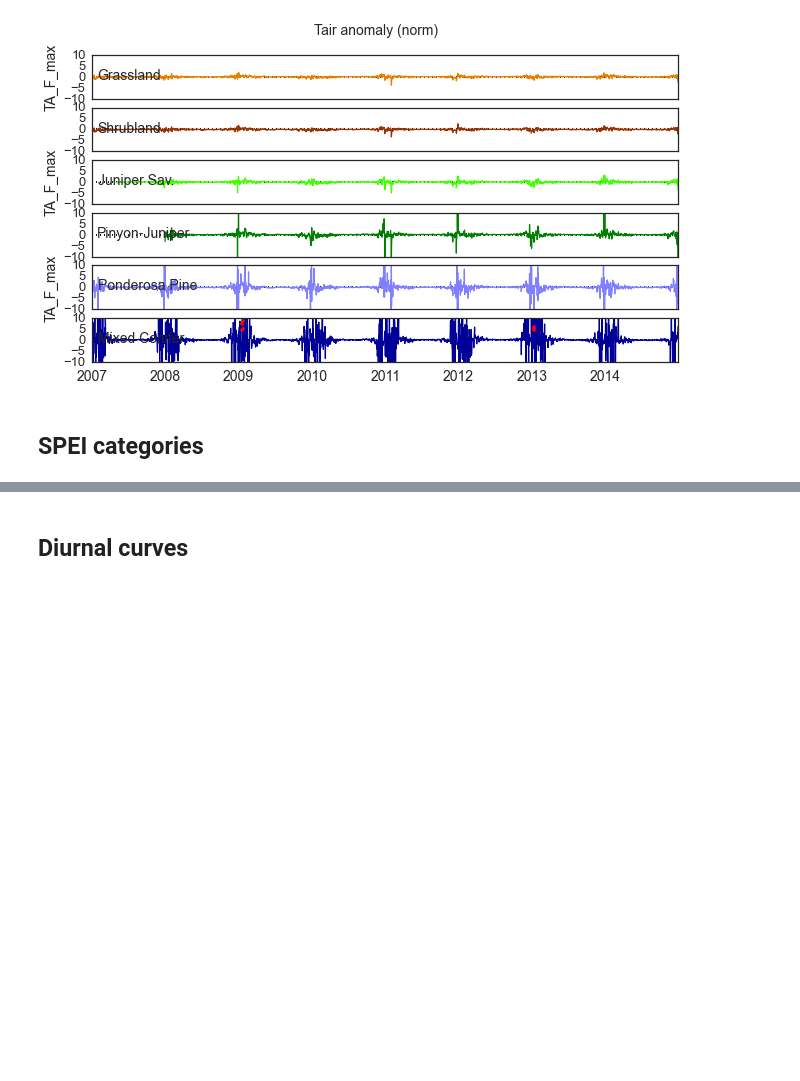
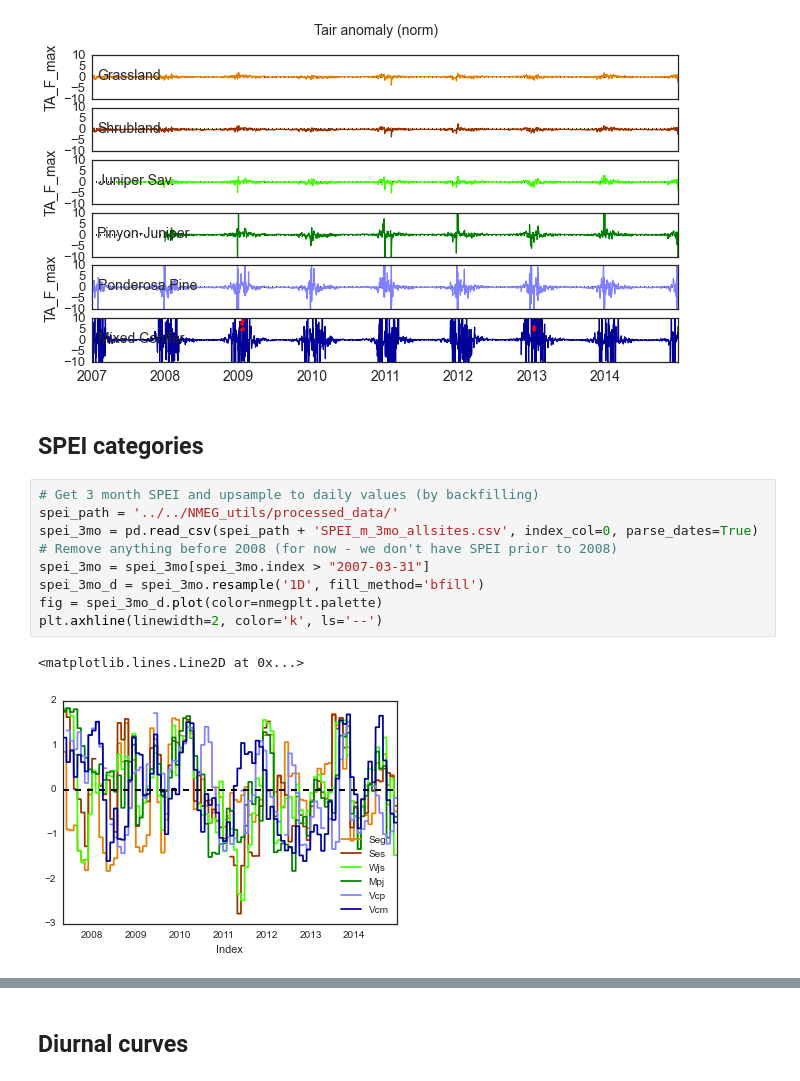
Before and after one commit to gremau/NMEG_miscellany, a Jupyter notebook: jupyter/anomaly_and_C_uptake_detection.ipynb, the cells around one changed output, grey strips where cells are left out. Saved outputs shown, nothing was run; the diff lists cells and outputs as text; blank space fills up the shorter version.

Commit message:
Adding 3 month SPEI calculation

```diff
--- a/jupyter/anomaly_and_C_uptake_detection.ipynb
+++ b/jupyter/anomaly_and_C_uptake_detection.ipynb
@@ -333,4 +333,16 @@ for i, anom in enumerate([vpd_anom, vpd_anom_n, TA_anom, TA_anom_n]):
 [figure]
 # %% [markdown]
 ## SPEI categories
+# %%
+# Get 3 month SPEI and upsample to daily values (by backfilling)
+spei_path = '../../NMEG_utils/processed_data/'
+spei_3mo = pd.read_csv(spei_path + 'SPEI_m_3mo_allsites.csv', index_col=0, parse_dates=True)
+# Remove anything before 2008 (for now - we don't have SPEI prior to 2008)
+spei_3mo = spei_3mo[spei_3mo.index > "2007-03-31"]
+spei_3mo_d = spei_3mo.resample('1D', fill_method='bfill')
+fig = spei_3mo_d.plot(color=nmegplt.palette)
+plt.axhline(linewidth=2, color='k', ls='--')
+# %% [output]
+<matplotlib.lines.Line2D at 0x...>
+[figure, added]
 # %%
```
Also changed, not shown: parts of 4 cells of this notebook, 1 other file.
